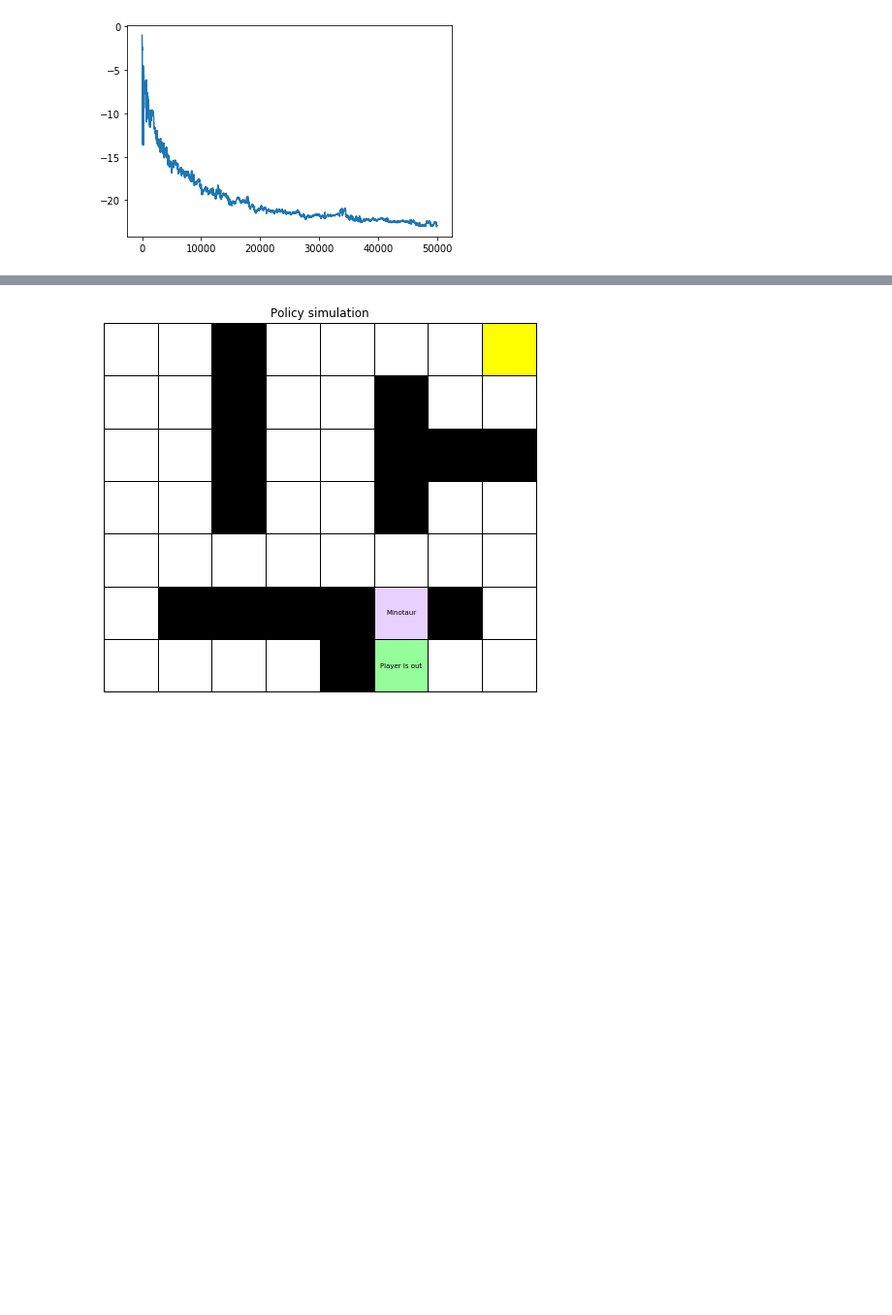
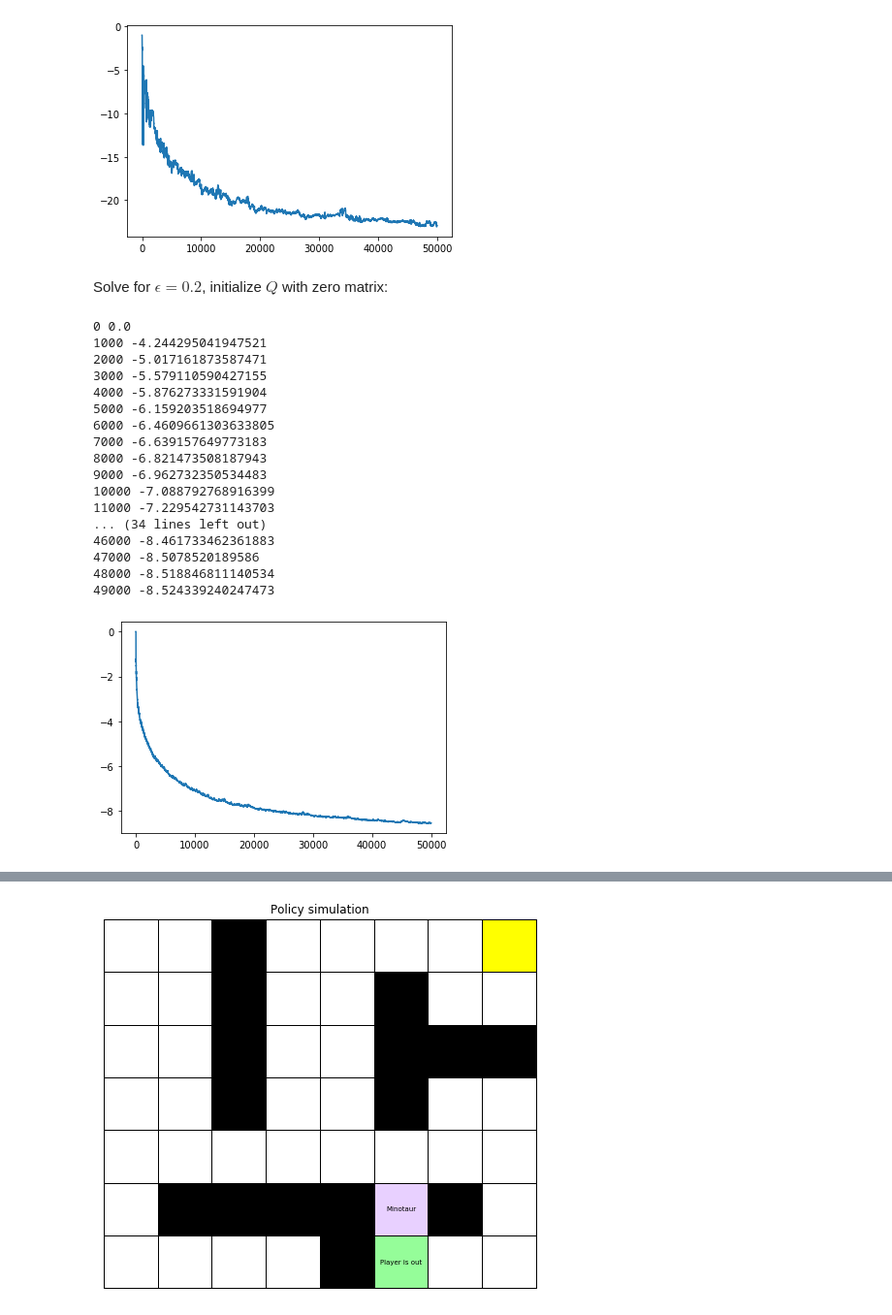
Before and after one commit to lxpr/EL2805-Reinforcement-Learning-Labs, a Jupyter notebook: lab1/Lab_1.ipynb, the cells around one changed output, grey strips where cells are left out. Shown: that part at 97% size. Saved outputs shown, nothing was run; the diff lists cells and outputs as text; code cells hidden in the pictures; blank space fills up the shorter version.

```diff
--- a/lab1/Lab_1.ipynb
+++ b/lab1/Lab_1.ipynb
@@ -522,3 +537,37 @@ plt.show()
 48000 -22.87877404233973
 49000 -22.947665996088233
 [figure]
+# %% [markdown]
+Solve for $\epsilon = 0.2$, initialize $Q$ with zero matrix:
+# %%
+agent = sarsa.SarsaAgent(env_S, alpha=2/3, gamma=0.9, epsilon=0.2)
+agent.Q = np.zeros((env_S.n_states, env_S.n_actions))
+start_S = (0, 0, 6, 5, 0)
+N = 50000
+V_convergence = np.empty(N)
+for i in range(N):
+    path_S, policy, Q = env_S.sarsa_learning(start_S, sarsa_agent=agent)
+    V_convergence[i] = max(Q[env_S.map[(0, 0, 6, 5, 0)], :])
+    if i % 1000 == 0:
+        print(i, V_convergence[i])
+plt.plot(V_convergence)
+plt.show()
+# %% [output]
+0 0.0
+1000 -4.244295041947521
+2000 -5.017161873587471
+3000 -5.579110590427155
+4000 -5.876273331591904
+5000 -6.159203518694977
+6000 -6.4609661303633805
+7000 -6.639157649773183
+8000 -6.821473508187943
+9000 -6.962732350534483
+10000 -7.088792768916399
+11000 -7.229542731143703
+... (34 lines left out)
+46000 -8.461733462361883
+47000 -8.5078520189586
+48000 -8.518846811140534
+49000 -8.524339240247473
+[figure, added]
```
Also changed, not shown: parts of 9 cells of this notebook.
